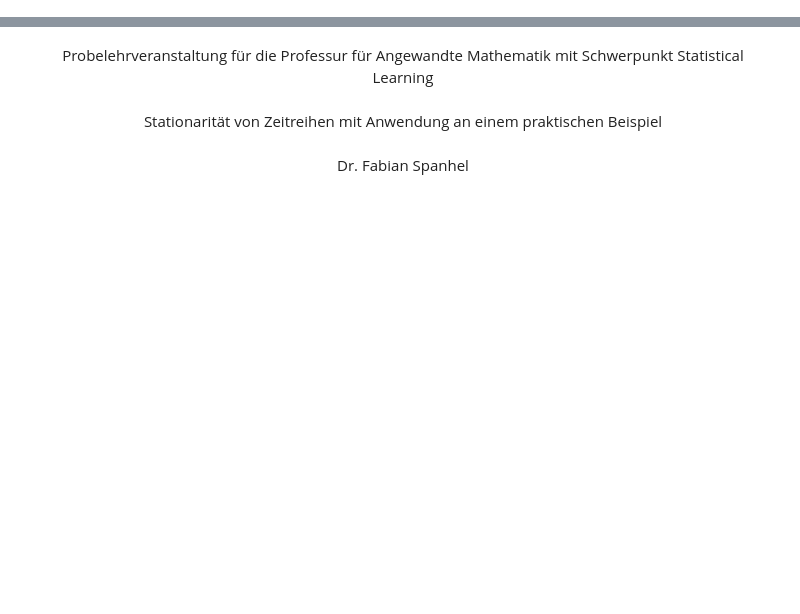
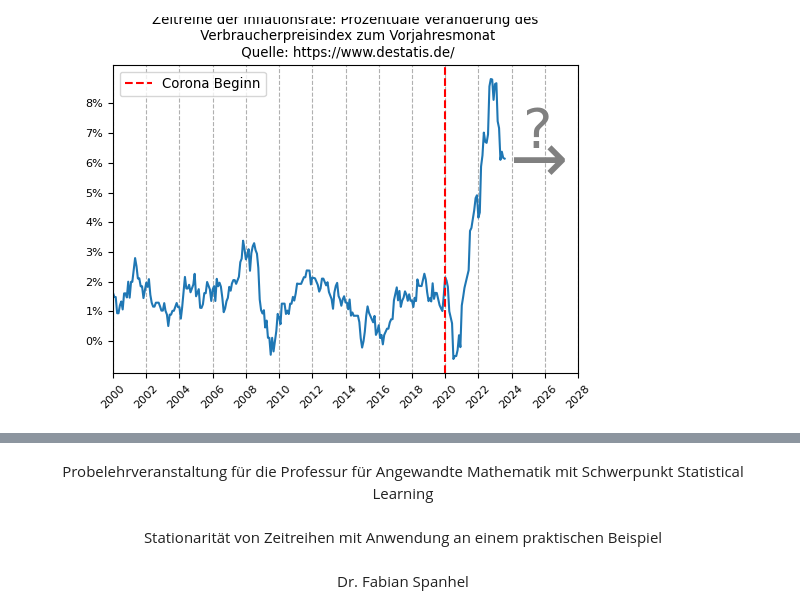
Before and after one commit to FSpanhel/plv_1, a Jupyter notebook: presentation.ipynb, the cells around one changed output, grey strips where cells are left out. Cells and saved outputs as stored; diff of their text form; code cells hidden in the pictures; blank space fills up the shorter version.

```diff
--- a/presentation.ipynb
+++ b/presentation.ipynb
@@ -19,3 +91,65 @@ interactive(children=(IntSlider(value=16, description='n', max=30, min=2), Outpu
+# %%
+def plot_inf():
+    import matplotlib as mpl
+    figsize = (6, 4)
+
+    mpl.rcParams['font.size'] = 8
+    import matplotlib.pyplot as plt
+    from matplotlib.ticker import MaxNLocator
+    from matplotlib.ticker import MultipleLocator
+    import pandas as pd
+
+    fig, ax = plt.subplots(figsize=figsize)
+    if False:
+        fig.subplots_adjust(
+            left=0.05,
+            # right=0.9,
+            top=0.95,
+            # bottom=0.1
+        )
+    y = inflation.loc["2000":]
+    y_max = "2028"
+    ax.plot(y.index, y)
+    ax.set_xlim(y.index.min(), pd.Timestamp(y_max))
+    ax.set_title(
+            "Zeitreihe der Inflationsrate: Prozentuale Veränderung des\n Verbraucherpreisindex"
+            " zum Vorjahresmonat\n Quelle: https://www.destatis.de/"
+        )
+
+    ax.axvline(
+        x=pd.Timestamp(corona_begin), color='red', linestyle='--', label='Corona Beginn'
+    )
+    ax.legend(fontsize="large")
+
+    # ax.xaxis.set_major_locator(MaxNLocator(integer=True))
+    # ax.xaxis.set_major_locator(MultipleLocator(1))
+    # ax.yaxis.set_major_locator(MaxNLocator(integer=True))
+    ax.grid(True, axis='x', linestyle='--', which='major')
+    # ax.xaxis.set_major_locator(plt.MultipleLocator(1))
+
+    # ax.set_xticks(inflation.index.strftime('%Y')[::48].to_numpy().tolist(), rotation=45)
+
+    xticks = pd.date_range(y.index.min(), y_max, freq= "MS")
+
+    cycle = 24
+    ax.set_xticks(xticks[::cycle], xticks.strftime('%Y')[::cycle], rotation=45);
+    # ax.set_yticks(y.index[::12], y.index.strftime('%Y')[::12], rotation=45);
+
+    mpl.rcParams['font.size'] = 14;
+
+    y_ticks = {}
+    y_ticks["key"] = range(0, 8 + 1)
+    y_ticks["value"] = [f"{y}%" for y in y_ticks["key"]]
+
+
+    ax.set_yticks(y_ticks["key"], y_ticks["value"])
+
+    ax.text(pd.Timestamp("2024-09"), 6.5, "?", fontsize=40, color="gray") # , ha='center', va='center')
+    ax.annotate("→", (pd.Timestamp("2025-09"), 6), fontsize=50, ha='center', va='center', color="gray")
+
+plot_inf()
+# %% [output]
+[figure, added]
 # %%
 # For interactive plots
 %matplotlib ipympl
```
Also changed, not shown: parts of 55 cells of this notebook, 4 other files.
